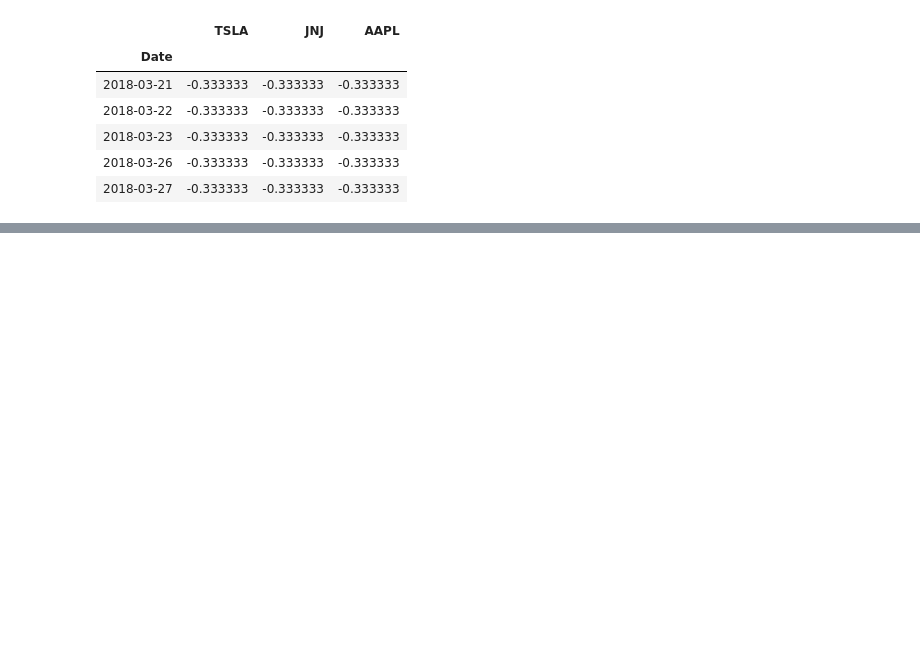
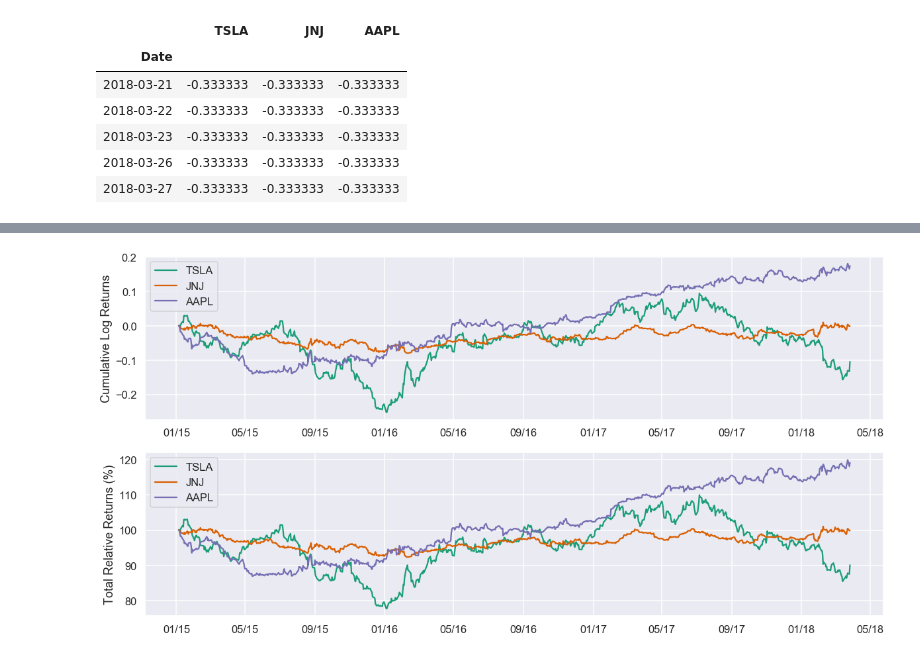
Before and after one commit to andrewcole33/moving_avg_trading, a Jupyter notebook: EMA.ipynb, the cells around one changed output, grey strips where cells are left out. Cells and saved outputs as stored; diff of their text form; code cells hidden in the pictures; blank space fills up the shorter version.

Commit message:
Calculate Portfolio Returns

```diff
--- a/EMA.ipynb
+++ b/EMA.ipynb
@@ -86,0 +106,3 @@ trade_positions.tail()
+# %%
+asset_log_returns = np.log(df).diff()
+asset_log_returns.head()
@@ -86,0 +117,3 @@ trade_positions.tail()
+# %%
+asset_log_returns = trading_pos_final * asset_log_returns
+asset_log_returns.tail()
@@ -86,0 +128,21 @@ trade_positions.tail()
+# %%
+cumul_log_returns = asset_log_returns.cumsum()
+cumul_relative_returns = np.exp(cumul_log_returns)
+# %%
+fig, (ax1, ax2) = plt.subplots(2, 1, figsize = (20, 10))
+
+for c in asset_log_returns:
+    ax1.plot(cumul_log_returns.index, cumul_log_returns[c], label = str(c))
+
+ax1.set_ylabel('Cumulative Log Returns')
+ax1.legend(loc = 'best')
+ax1.xaxis.set_major_formatter(my_year_month_fmt)
+
+for c in asset_log_returns:
+    ax2.plot(cumul_relative_returns.index, 100*cumul_relative_returns[c], label = str(c))
+
+ax2.set_ylabel('Total Relative Returns (%)')
+ax2.legend(loc = 'best')
+ax2.xaxis.set_major_formatter(my_year_month_fmt)
+# %% [output]
+[figure, added]
```
Also changed, not shown: parts of 7 cells of this notebook.
